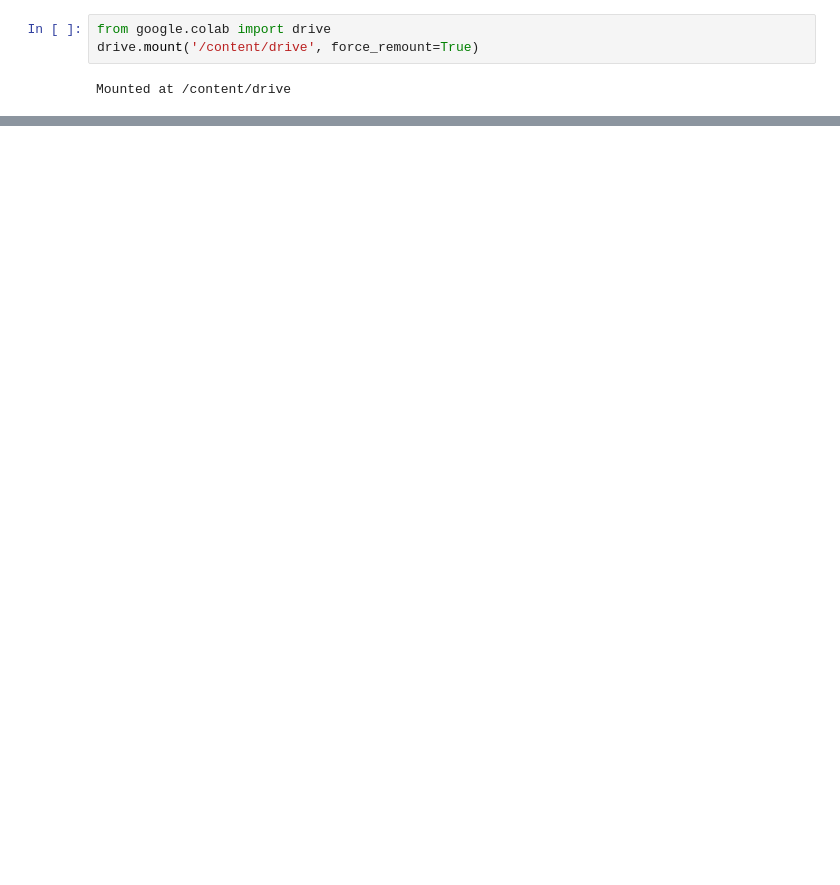
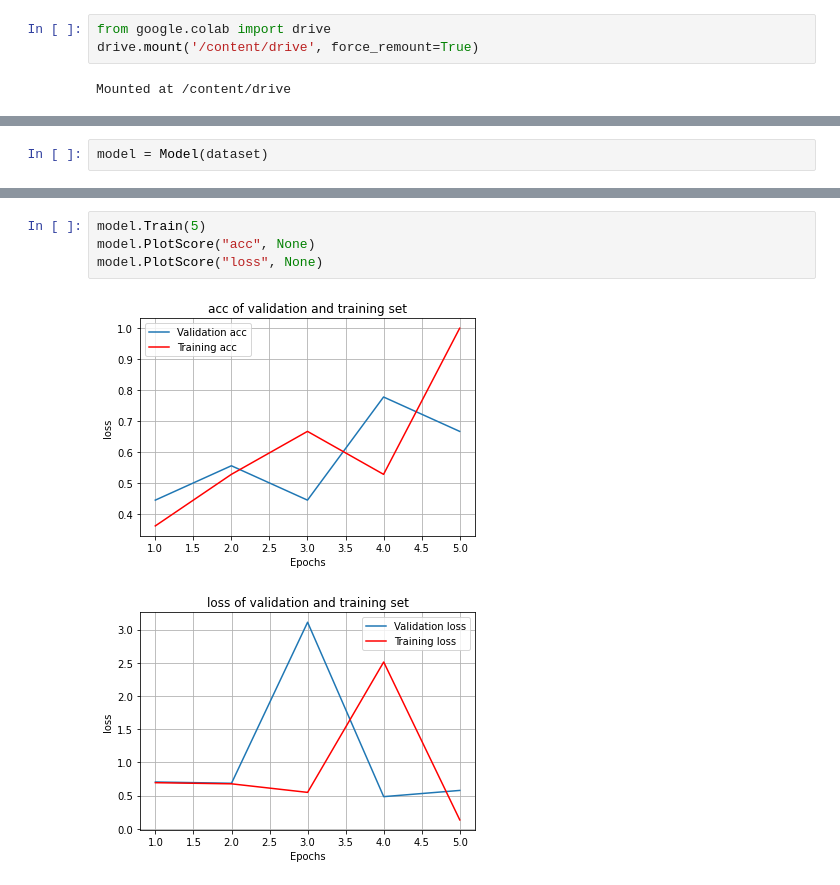
Before and after one commit to mjenigar/sasw, a Jupyter notebook: train_colab.ipynb, the cells around one changed output, grey strips where cells are left out. Drawn from its saved outputs; the diff is of its cells as text; blank space fills up the shorter version.

```diff
--- a/train_colab.ipynb
+++ b/train_colab.ipynb
@@ -129,0 +84,2 @@ Epoch 1/5
+# %%
+model = Model(dataset)
@@ -129,0 +106,7 @@ Epoch 1/5
+# %%
+model.Train(5)
+model.PlotScore("acc", None)
+model.PlotScore("loss", None)
+# %% [output]
+[figure, added]
+[figure, added]
```
Also changed, not shown: parts of 6 cells of this notebook, 2 other files.
